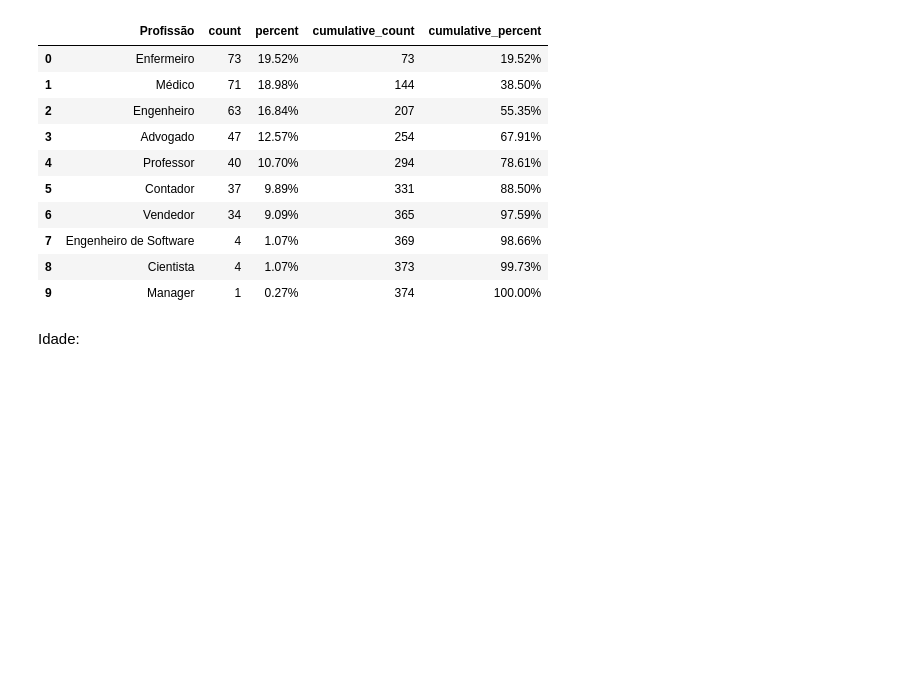
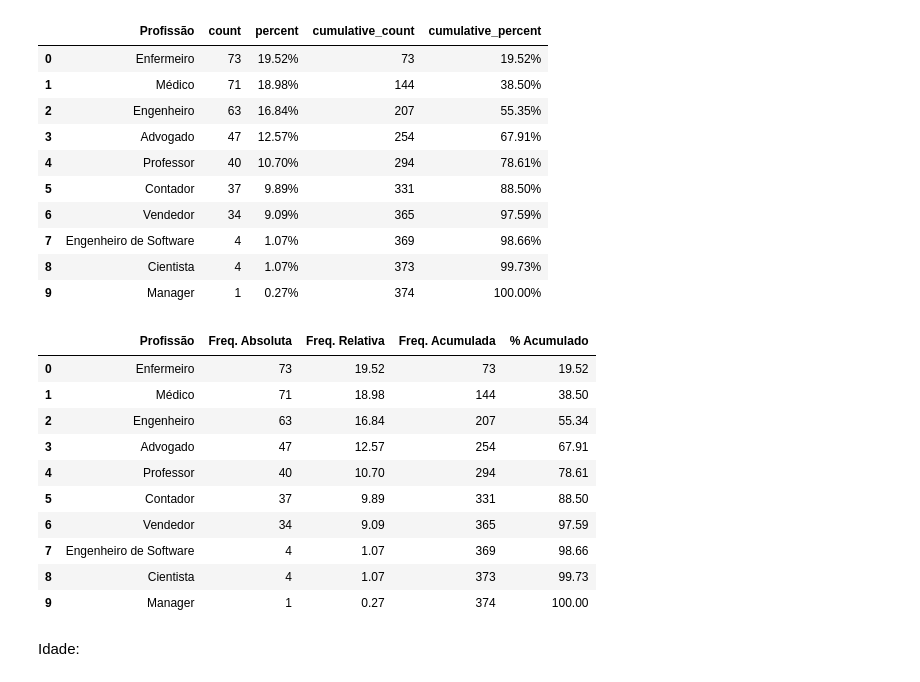
Before and after one commit to arqmarcel/saude_funcionarios, a Jupyter notebook: notebooks/analise_sono.ipynb, the cells around one changed output. Saved outputs shown, nothing was run; the diff lists cells and outputs as text; code cells hidden in the pictures; blank space fills up the shorter version.

Commit message:
Incluindo função interna de cálculo de tabela de frequência.

```diff
--- a/notebooks/analise_sono.ipynb
+++ b/notebooks/analise_sono.ipynb
@@ -52,5 +52,21 @@ Temos 13 colunas e 374 linhas.
 # Análise exploratória
 
 Para buscar alguma conclusão com base nesses dados, podemos iniciar com uma análise exploratória de cada variável.
+# %%
+# Tabela de frequência aprimorada
+def tab_freq(df, col):
+    tab_freq = df[col].value_counts().reset_index()
+    tab_freq.columns = [col, 'Freq. Absoluta']
+
+    # Freq. Relativa
+    tab_freq['Freq. Relativa'] = (100 * (tab_freq['Freq. Absoluta'] / tab_freq['Freq. Absoluta'].sum())).round(2)
+
+    # Contagem Acumulada
+    tab_freq['Freq. Acumulada'] = tab_freq['Freq. Absoluta'].cumsum()
+
+    # Percentual Acumulado
+    tab_freq['% Acumulado'] = tab_freq['Freq. Relativa'].cumsum().round(2)
+
+    return tab_freq
 # %% [markdown]
 Gêneros:
@@ -112,6 +140,20 @@ tab_freq_prof_stb
 | 7 | Engenheiro de Software | 4 | 1.07% | 369 | 98.66% |
 | 8 | Cientista | 4 | 1.07% | 373 | 99.73% |
 | 9 | Manager | 1 | 0.27% | 374 | 100.00% |
+# %%
+tab_freq(df, 'Profissão')
+# %% [output]
+|  | Profissão | Freq. Absoluta | Freq. Relativa | Freq. Acumulada | % Acumulado |
+| 0 | Enfermeiro | 73 | 19.52 | 73 | 19.52 |
+| 1 | Médico | 71 | 18.98 | 144 | 38.50 |
+| 2 | Engenheiro | 63 | 16.84 | 207 | 55.34 |
+| 3 | Advogado | 47 | 12.57 | 254 | 67.91 |
+| 4 | Professor | 40 | 10.70 | 294 | 78.61 |
+| 5 | Contador | 37 | 9.89 | 331 | 88.50 |
+| 6 | Vendedor | 34 | 9.09 | 365 | 97.59 |
+| 7 | Engenheiro de Software | 4 | 1.07 | 369 | 98.66 |
+| 8 | Cientista | 4 | 1.07 | 373 | 99.73 |
+| 9 | Manager | 1 | 0.27 | 374 | 100.00 |
 # %% [markdown]
 Idade:
 # %%
```
Also changed, not shown: parts of 5 cells of this notebook, 1 other file.
